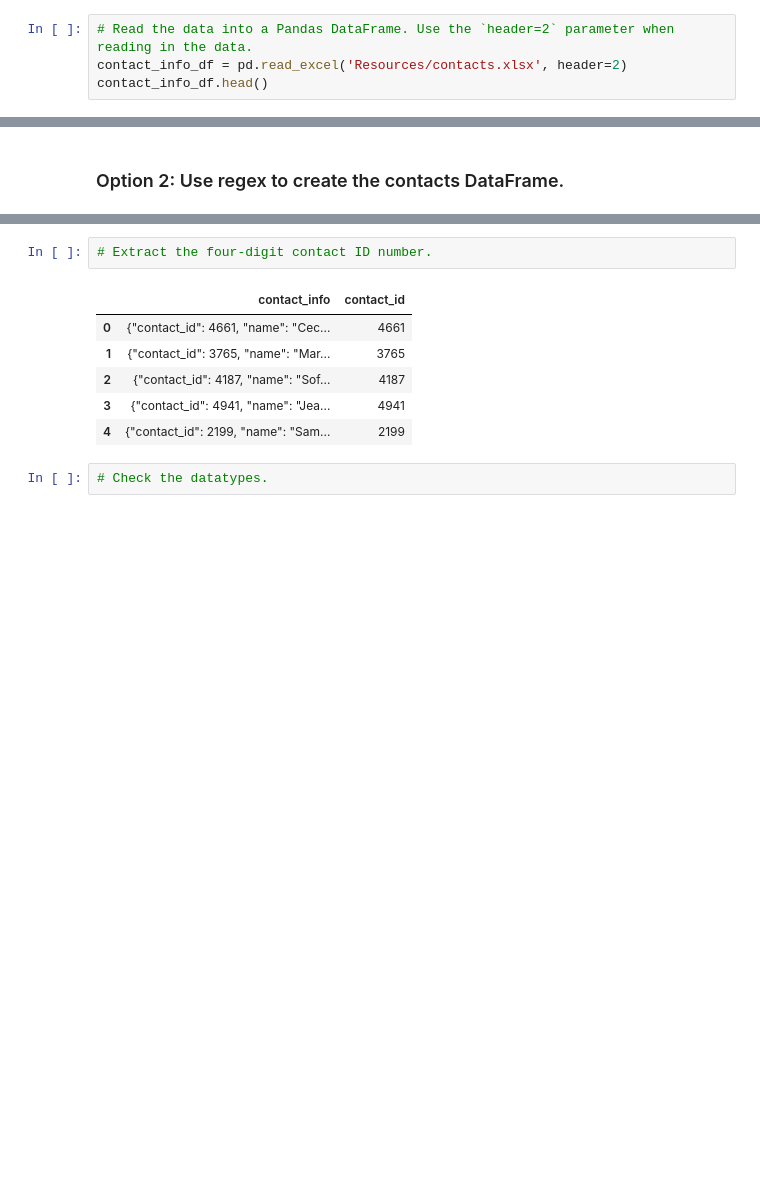
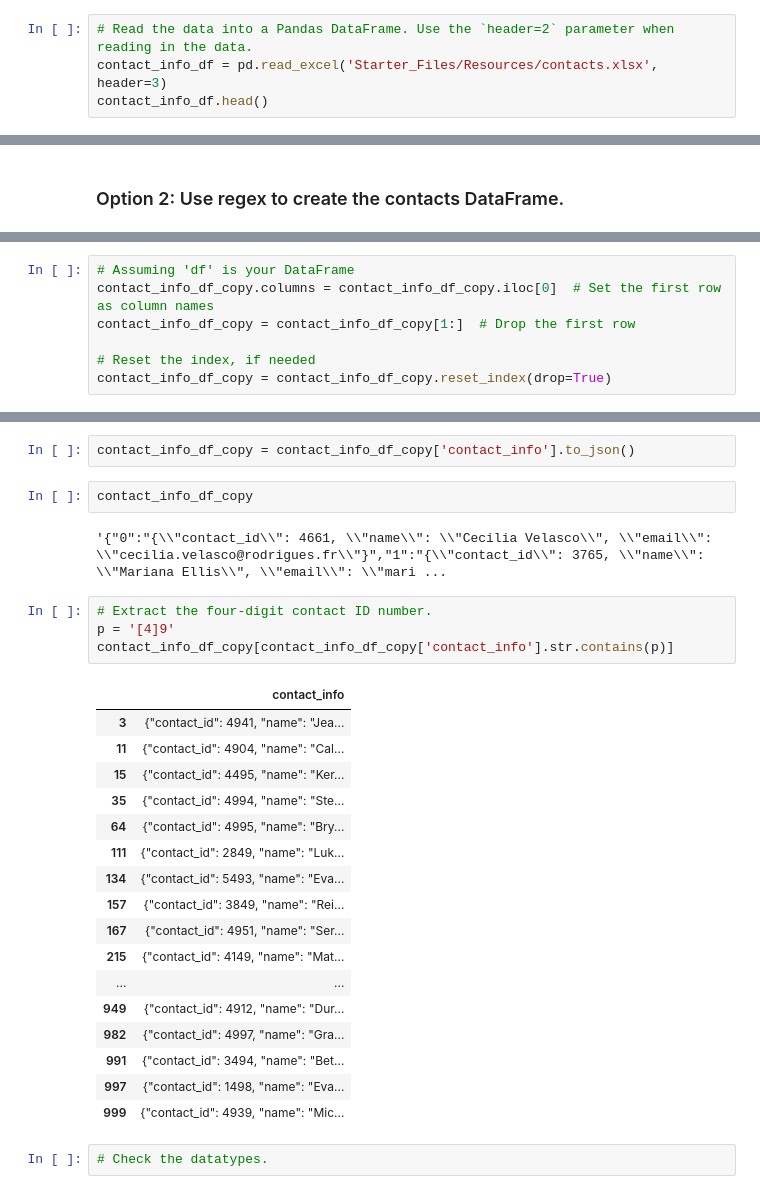
Before and after one commit to bthomasw/Crowdfunding_ETL, a Jupyter notebook: ETL_Mini_Project_Starter_Code_TBagley_ERobinson_KConlon.ipynb, the cells around one changed output, grey strips where cells are left out. Drawn from its saved outputs; the diff is of its cells as text; blank space fills up the shorter version.

```diff
--- a/ETL_Mini_Project_Starter_Code_TBagley_ERobinson_KConlon.ipynb
+++ b/ETL_Mini_Project_Starter_Code_TBagley_ERobinson_KConlon.ipynb
@@ -269,7 +279,7 @@ campaign_cleaned.to_csv("Resources/campaign.csv", index=False)
 ### Extract the contacts.xlsx Data.
 # %%
 # Read the data into a Pandas DataFrame. Use the `header=2` parameter when reading in the data.
-contact_info_df = pd.read_excel('Resources/contacts.xlsx', header=2)
+contact_info_df = pd.read_excel('Starter_Files/Resources/contacts.xlsx', header=3)
 contact_info_df.head()
 # %% [output]
 |  | contact_info |
@@ -385,0 +419,7 @@ contact_info_df_copy.head()
+# %%
+# Assuming 'df' is your DataFrame
+contact_info_df_copy.columns = contact_info_df_copy.iloc[0]  # Set the first row as column names
+contact_info_df_copy = contact_info_df_copy[1:]  # Drop the first row
+
+# Reset the index, if needed
+contact_info_df_copy = contact_info_df_copy.reset_index(drop=True)
@@ -386,12 +442,31 @@ contact_info_df_copy.head()
+# %%
+contact_info_df_copy = contact_info_df_copy['contact_info'].to_json()
+# %%
+contact_info_df_copy
+# %% [output]
+'{"0":"{\\"contact_id\\": 4661, \\"name\\": \\"Cecilia Velasco\\", \\"email\\": \\"cecilia.velasco@rodrigues.fr\\"}","1":"{\\"contact_id\\": 3765, \\"name\\": \\"Mariana Ellis\\", \\"email\\": \\"mari ...
 # %%
 # Extract the four-digit contact ID number.
+p = '[4]9'
+contact_info_df_copy[contact_info_df_copy['contact_info'].str.contains(p)]
 # %% [output]
-|  | contact_info | contact_id |
-| 0 | {"contact_id": 4661, "name": "Cec... | 4661 |
-| 1 | {"contact_id": 3765, "name": "Mar... | 3765 |
-| 2 | {"contact_id": 4187, "name": "Sof... | 4187 |
-| 3 | {"contact_id": 4941, "name": "Jea... | 4941 |
-| 4 | {"contact_id": 2199, "name": "Sam... | 2199 |
+|  | contact_info |
+| 3 | {"contact_id": 4941, "name": "Jea... |
+| 11 | {"contact_id": 4904, "name": "Cal... |
+| 15 | {"contact_id": 4495, "name": "Ker... |
+| 35 | {"contact_id": 4994, "name": "Ste... |
+| 64 | {"contact_id": 4995, "name": "Bry... |
+| 111 | {"contact_id": 2849, "name": "Luk... |
+| 134 | {"contact_id": 5493, "name": "Eva... |
+| 157 | {"contact_id": 3849, "name": "Rei... |
+| 167 | {"contact_id": 4951, "name": "Ser... |
+| 215 | {"contact_id": 4149, "name": "Mat... |
+| ... | ... |
+| 949 | {"contact_id": 4912, "name": "Dur... |
+| 982 | {"contact_id": 4997, "name": "Gra... |
+| 991 | {"contact_id": 3494, "name": "Bet... |
+| 997 | {"contact_id": 1498, "name": "Eva... |
+| 999 | {"contact_id": 4939, "name": "Mic... |
 # %%
 # Check the datatypes.
 # %% [output]
```
Also changed, not shown: parts of 13 cells of this notebook, 3 other files.
